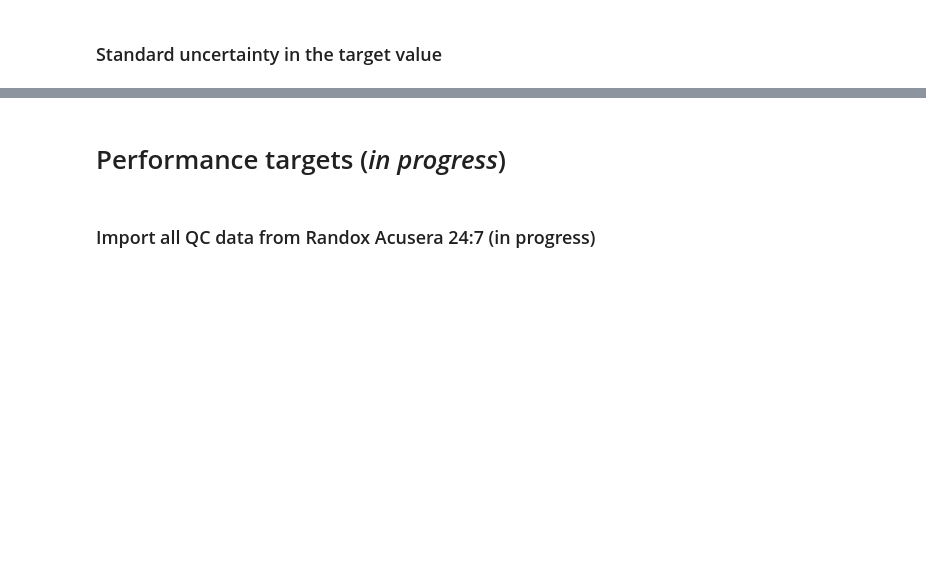
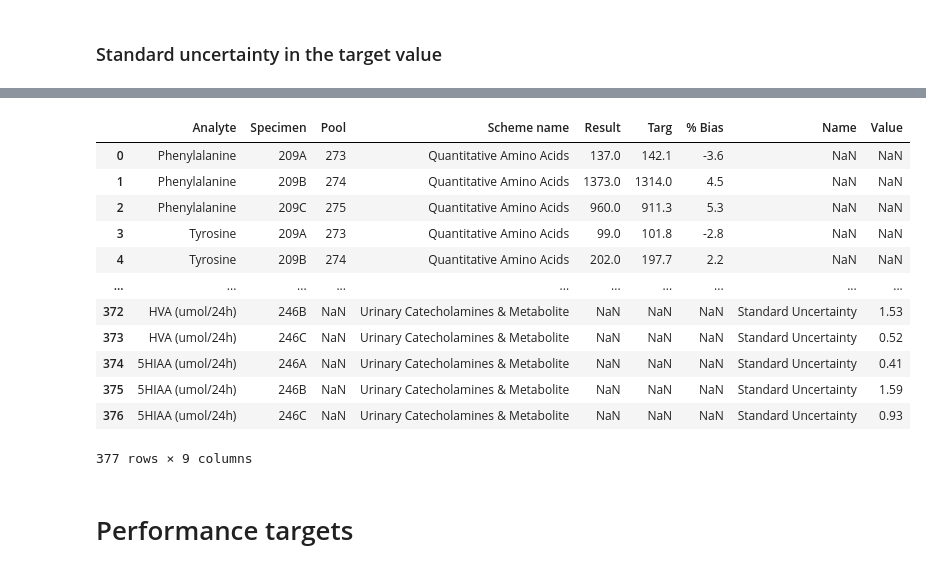
Before and after one commit to nf260/measurement_uncertainty, a Jupyter notebook: Measurement_uncertainty.ipynb, the cells around one changed output, grey strips where cells are left out. Saved outputs shown, nothing was run; the diff lists cells and outputs as text; code cells hidden in the pictures; blank space fills up the shorter version.

```diff
--- a/Measurement_uncertainty.ipynb
+++ b/Measurement_uncertainty.ipynb
@@ -61,2 +31,0 @@ mappings.head()
-# %%
-df = mappings.merge(right=performance_targets,how='outer', on=['Assay','Measurand'],copy=False)
@@ -316,3 +208,6 @@ def eqa_bias(df):
     ##Calculate percentage bias
     num_df['% Bias'] = round(100*(num_df['Result'] - num_df['Targ'])/num_df['Targ'],1)
     return num_df
+# %%
+eqa_bias_df = eqa_bias(eqa_results)
+eqa_bias_df
@@ -358,7 +310,7 @@ def standard_uncertainty_data(filename):
 
     return standard_uncertainty
 # %%
-standard_uncertainty_data('data\\raw_data\\EQA_analyte_information.csv')
+std_uncert = standard_uncertainty_data('data\\raw_data\\EQA_analyte_information.csv')
 # %% [output]
 A value is trying to be set on a copy of a slice from a DataFrame
 
@@ -406,2 +336,18 @@ See the caveats in the documentation: https://pandas.pydata.org/pandas-docs/stab
+# %%
+eqa_bias_df.merge(right=std_uncert,on=['Analyte','Specimen','Scheme name'],how='outer')
+# %% [output]
+|  | Analyte | Specimen | Pool | Scheme name | Result | Targ | % Bias | Name | Value |
+| 0 | Phenylalanine | 209A | 273 | Quantitative Amino Acids | 137.0 | 142.1 | -3.6 | NaN | NaN |
+| 1 | Phenylalanine | 209B | 274 | Quantitative Amino Acids | 1373.0 | 1314.0 | 4.5 | NaN | NaN |
+| 2 | Phenylalanine | 209C | 275 | Quantitative Amino Acids | 960.0 | 911.3 | 5.3 | NaN | NaN |
+| 3 | Tyrosine | 209A | 273 | Quantitative Amino Acids | 99.0 | 101.8 | -2.8 | NaN | NaN |
+| 4 | Tyrosine | 209B | 274 | Quantitative Amino Acids | 202.0 | 197.7 | 2.2 | NaN | NaN |
+| ... | ... | ... | ... | ... | ... | ... | ... | ... | ... |
+| 372 | HVA (umol/24h) | 246B | NaN | Urinary Catecholamines & Metabolite | NaN | NaN | NaN | Standard Uncertainty | 1.53 |
+| 373 | HVA (umol/24h) | 246C | NaN | Urinary Catecholamines & Metabolite | NaN | NaN | NaN | Standard Uncertainty | 0.52 |
+| 374 | 5HIAA (umol/24h) | 246A | NaN | Urinary Catecholamines & Metabolite | NaN | NaN | NaN | Standard Uncertainty | 0.41 |
+| 375 | 5HIAA (umol/24h) | 246B | NaN | Urinary Catecholamines & Metabolite | NaN | NaN | NaN | Standard Uncertainty | 1.59 |
+| 376 | 5HIAA (umol/24h) | 246C | NaN | Urinary Catecholamines & Metabolite | NaN | NaN | NaN | Standard Uncertainty | 0.93 |
+377 rows × 9 columns
 # %% [markdown]
-# Performance targets (*in progress*)
+# Performance targets
@@ -415,2 +353,0 @@ df_imprecision_added
-# %% [markdown]
-### Import all QC data from Randox Acusera 24:7 (in progress)
```
Also changed, not shown: parts of 79 cells of this notebook.
